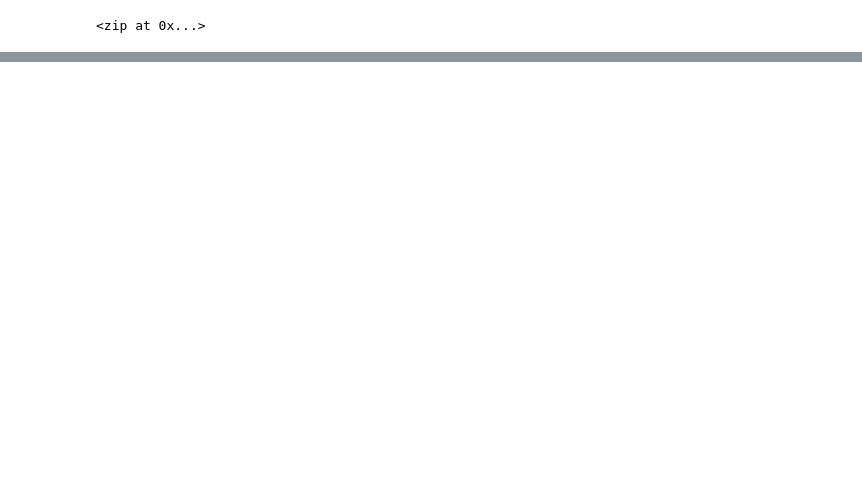
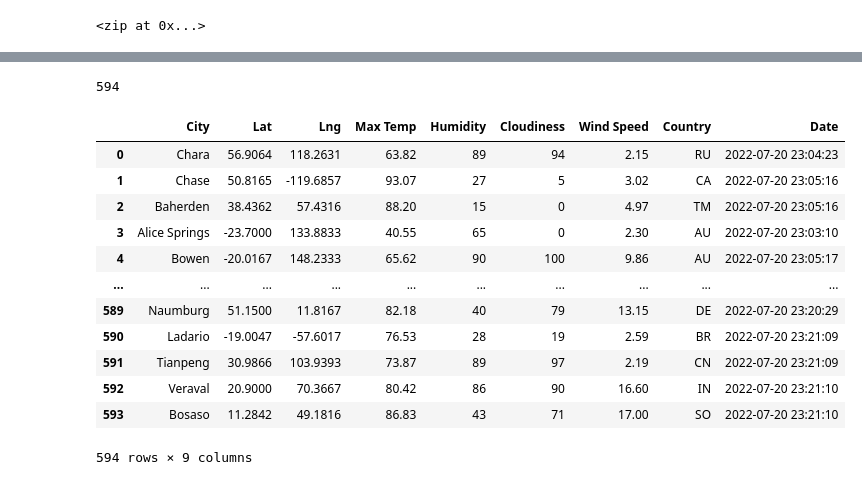
Before and after one commit to Degri95/World_Weather_Analysis, a Jupyter notebook: WeatherPy.ipynb, the cells around one changed output, grey strips where cells are left out. Cells and saved outputs as stored; diff of their text form; code cells hidden in the pictures; blank space fills up the shorter version.

Commit message:
Modifying .gitignore and adding WeatherPy file.

```diff
--- a/WeatherPy.ipynb
+++ b/WeatherPy.ipynb
@@ -14,6 +16,7 @@ lat_lngs
 # %%
 # Add the latitudes and longitudes to a list.
 coordinates = list(lat_lngs)
+url = "http://api.openweathermap.org/data/2.5/weather?units=Imperial&APPID=" + weather_api_key
 # %%
 # Use the print() function to display the latitude and longitude combinations.
 for coordinate in coordinates:
@@ -55,0 +146,22 @@ len(cities)
+# %%
+len(city_data)
+# %% [output]
+594
+# %%
+# Convert the array of dictionaries to a Pandas DataFrame.
+city_data_df = pd.DataFrame(city_data)
+city_data_df
+# %% [output]
+|  | City | Lat | Lng | Max Temp | Humidity | Cloudiness | Wind Speed | Country | Date |
+| 0 | Chara | 56.9064 | 118.2631 | 63.82 | 89 | 94 | 2.15 | RU | 2022-07-20 23:04:23 |
+| 1 | Chase | 50.8165 | -119.6857 | 93.07 | 27 | 5 | 3.02 | CA | 2022-07-20 23:05:16 |
+| 2 | Baherden | 38.4362 | 57.4316 | 88.20 | 15 | 0 | 4.97 | TM | 2022-07-20 23:05:16 |
+| 3 | Alice Springs | -23.7000 | 133.8833 | 40.55 | 65 | 0 | 2.30 | AU | 2022-07-20 23:03:10 |
+| 4 | Bowen | -20.0167 | 148.2333 | 65.62 | 90 | 100 | 9.86 | AU | 2022-07-20 23:05:17 |
+| ... | ... | ... | ... | ... | ... | ... | ... | ... | ... |
+| 589 | Naumburg | 51.1500 | 11.8167 | 82.18 | 40 | 79 | 13.15 | DE | 2022-07-20 23:20:29 |
+| 590 | Ladario | -19.0047 | -57.6017 | 76.53 | 28 | 19 | 2.59 | BR | 2022-07-20 23:21:09 |
+| 591 | Tianpeng | 30.9866 | 103.9393 | 73.87 | 89 | 97 | 2.19 | CN | 2022-07-20 23:21:09 |
+| 592 | Veraval | 20.9000 | 70.3667 | 80.42 | 86 | 90 | 16.60 | IN | 2022-07-20 23:21:10 |
+| 593 | Bosaso | 11.2842 | 49.1816 | 86.83 | 43 | 71 | 17.00 | SO | 2022-07-20 23:21:10 |
+594 rows × 9 columns
```
Also changed, not shown: parts of 8 cells of this notebook, 3 other files.
